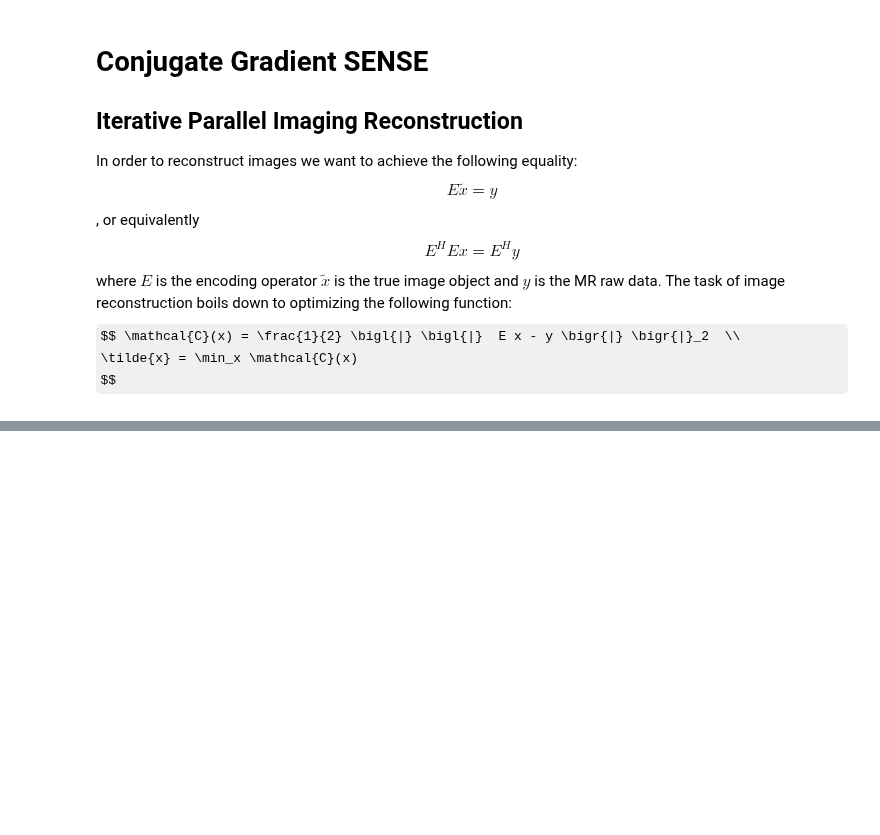
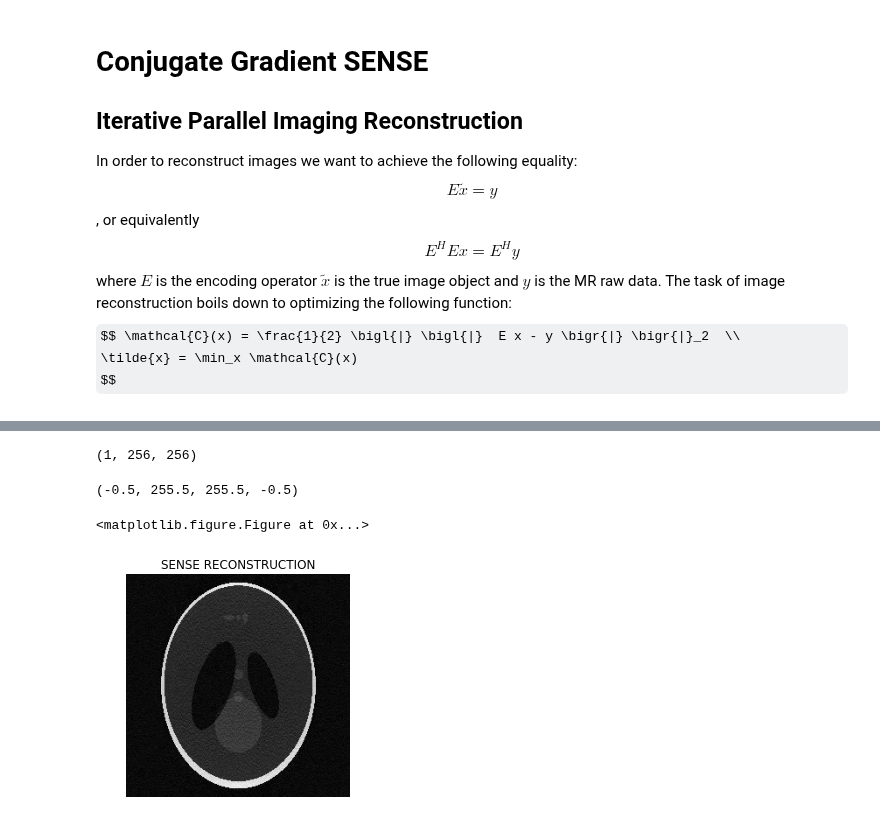
Before and after one commit to SyneRBI/SIRF-Exercises, a Jupyter notebook: notebooks/MR/interactive/conjugate_gradient_sense.ipynb, the cells around one changed output, grey strips where cells are left out. Drawn from its saved outputs; the diff is of its cells as text; code cells hidden in the pictures; some formulas as TeX source; blank space fills up the shorter version.

```diff
--- a/notebooks/MR/interactive/conjugate_gradient_sense.ipynb
+++ b/notebooks/MR/interactive/conjugate_gradient_sense.ipynb
@@ -339,0 +401,12 @@ preprocessed_data.fill( preprocessed_data.as_array() / preprocessed_data.norm())
+# %%
+# our images should be the same shape as the GRAPPA outout
+recon_img =  grappa_images
+
+# but we want to start from zero
+zero_array = recon_img.as_array()
+zero_array.fill(0)
+recon_img.fill(zero_array)
+
+# now name the variables the same as in the wikipedia article:
+y = preprocessed_data
+x = recon_img
@@ -340,32 +503,20 @@ preprocessed_data.fill( preprocessed_data.as_array() / preprocessed_data.norm())
 # %%
-# now we write down the algorithm
-
-# how many iterative steps do we want
-# how low should the cost be
-num_iter = 10
-accuracy = 1e-6
-
-r = E.backward( preprocessed_data ) - EhE(recon_img)
-
-# this is our cost function at the start
-rr = r.norm() ** 2
-rr0 = rr
-
-# intialize p
-p = r
-
+print('Cost for k = 0: '  + str( rr/ rr0) )
 for k in range(num_iter):
 
     Ap = EhE( p )
 
     alpha = rr / numpy.sum( (numpy.conj(p.as_array())) * Ap.as_array() )
 
-    recon_img = recon_img + alpha * p
-    r =  r - alpha * Ap
+    x = x + alpha * p
+    r = r - alpha * Ap
 
     beta  = r.norm()**2 / rr
     rr = r.norm()**2
 
     p = r + beta * p
 
-    print( rr/ rr0)
+    print('Cost for k = ' +str(k+1) + ': ' + str( rr/ rr0) )
+    if( rr/rr0 < accuracy ):
+        print( 'We achieved our desired accuracy. Stopping iterative reconstruction' )
+        break
@@ -372,14 +533,19 @@ for k in range(num_iter):
 # %%
-recon_arr = recon_img.as_array()
+recon_arr = x.as_array()
 print(recon_arr.shape)
 
 
 plt.set_cmap('gray')
 fig = plt.figure(5)
 ax = fig.add_subplot(1,1,1)
 ax.imshow(abs(recon_arr[0,:,:]))
 ax.set_title('SENSE RECONSTRUCTION')
 ax.axis('off')
+# %% [output]
+(1, 256, 256)
+(-0.5, 255.5, 255.5, -0.5)
+<matplotlib.figure.Figure at 0x...>
+[figure, added]
 # %%
 fig = plt.figure(5)
 
```
Also changed, not shown: parts of 11 cells of this notebook.
